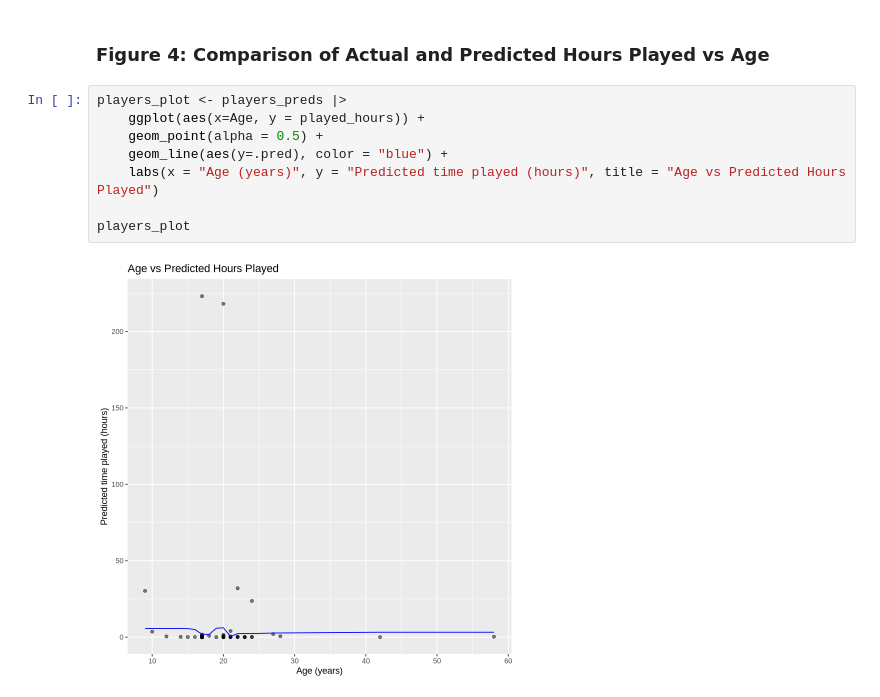
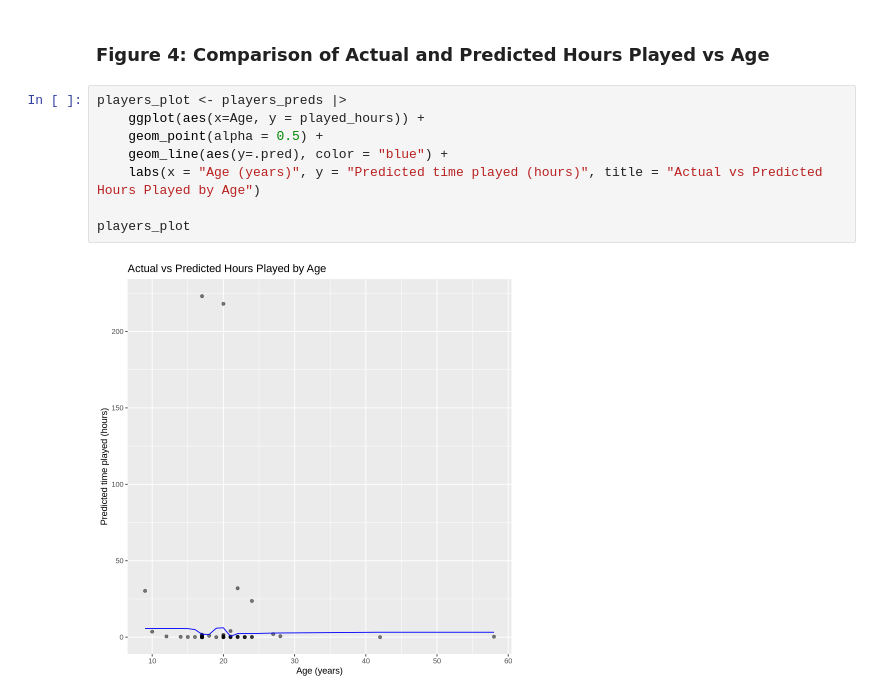
Before and after one commit to owenkotler/dsci_100_project_group_40, a Jupyter notebook: dsci_100_project_final.ipynb, the cells around one changed output. Saved outputs shown, nothing was run; the diff lists cells and outputs as text.

Commit message:
Title Fix for Figure 4
Changed wording of title for Figure 4

```diff
--- a/dsci_100_project_final.ipynb
+++ b/dsci_100_project_final.ipynb
@@ -164,10 +164,10 @@ A tibble: 1 × 3
 # %%
 players_plot <- players_preds |>
     ggplot(aes(x=Age, y = played_hours)) +
     geom_point(alpha = 0.5) +
     geom_line(aes(y=.pred), color = "blue") +
-    labs(x = "Age (years)", y = "Predicted time played (hours)", title = "Age vs Predicted Hours Played")
+    labs(x = "Age (years)", y = "Predicted time played (hours)", title = "Actual vs Predicted Hours Played by Age")
 
 players_plot
 # %% [output]
-[figure, old version]
+[figure, new version]
```
